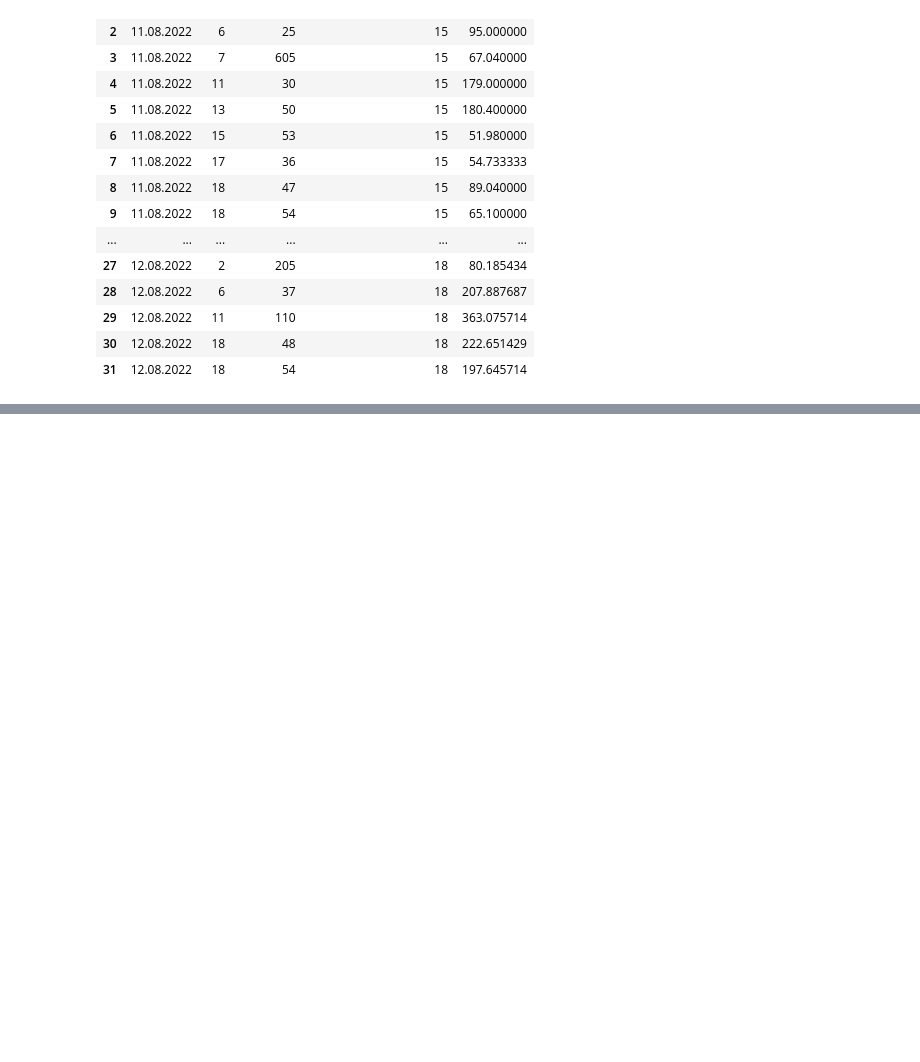
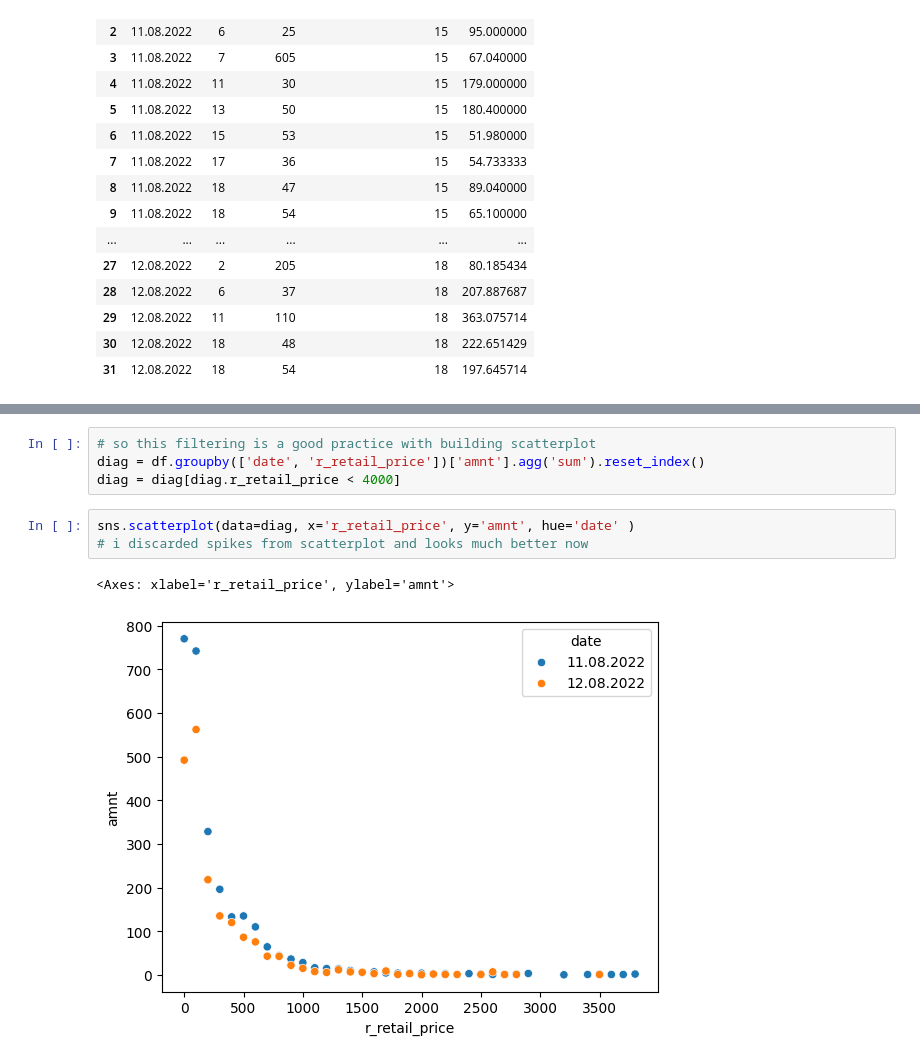
Before and after one commit to rodioniam/study_projects, a Jupyter notebook: pandas/exploratory_data_analysis.ipynb, the cells around one changed output, grey strips where cells are left out. Cells and saved outputs as stored; diff of their text form; blank space fills up the shorter version.

```diff
--- a/pandas/exploratory_data_analysis.ipynb
+++ b/pandas/exploratory_data_analysis.ipynb
@@ -372,0 +454,10 @@ pd.melt(pvt, id_vars=['date', 'apt', 'employee'], value_vars=[15, 18], var_name=
+# %%
+# so this filtering is a good practice with building scatterplot
+diag = df.groupby(['date', 'r_retail_price'])['amnt'].agg('sum').reset_index()
+diag = diag[diag.r_retail_price < 4000]
+# %%
+sns.scatterplot(data=diag, x='r_retail_price', y='amnt', hue='date' )
+# i discarded spikes from scatterplot and looks much better now
+# %% [output]
+<Axes: xlabel='r_retail_price', ylabel='amnt'>
+[figure, added]
```
Also changed, not shown: parts of 7 cells of this notebook.
